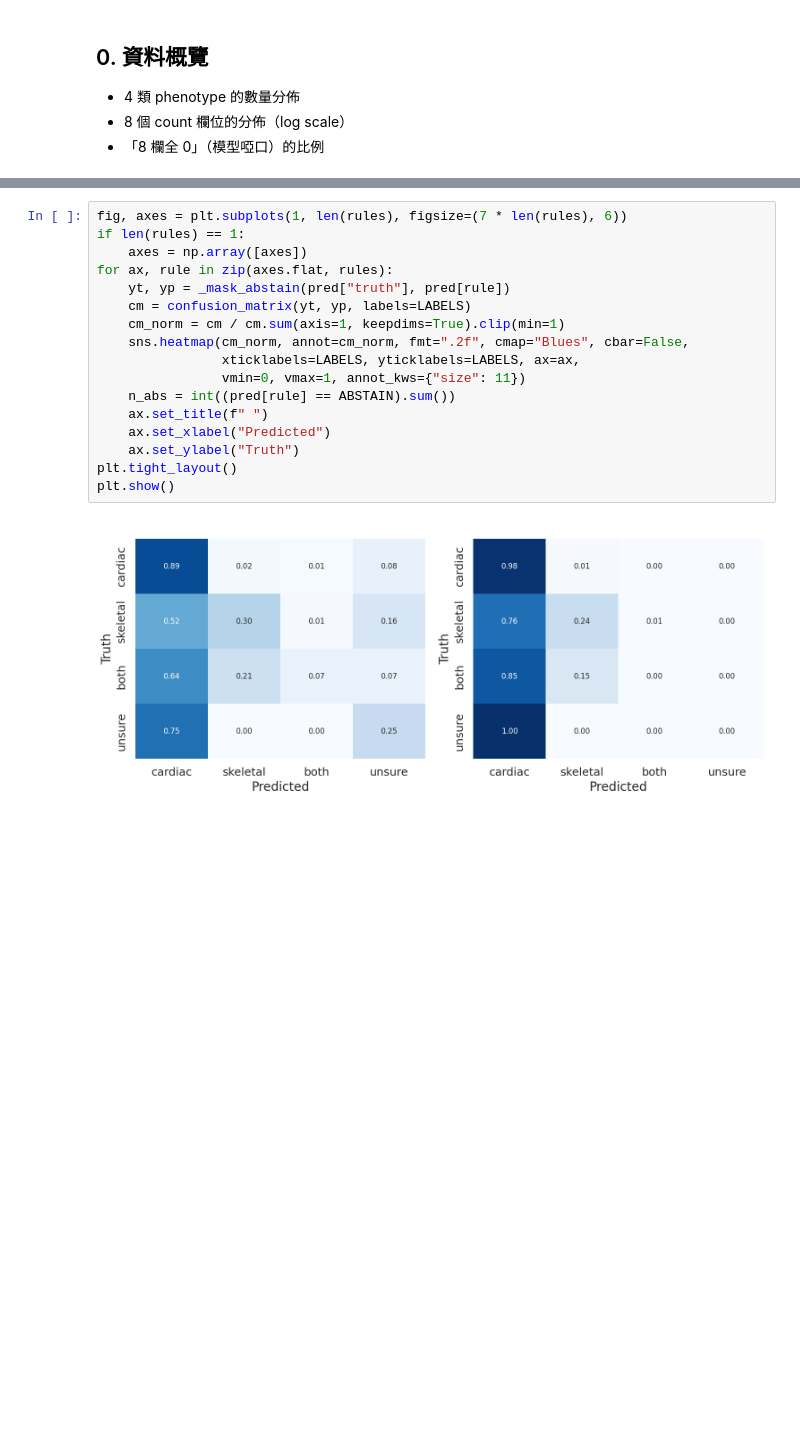
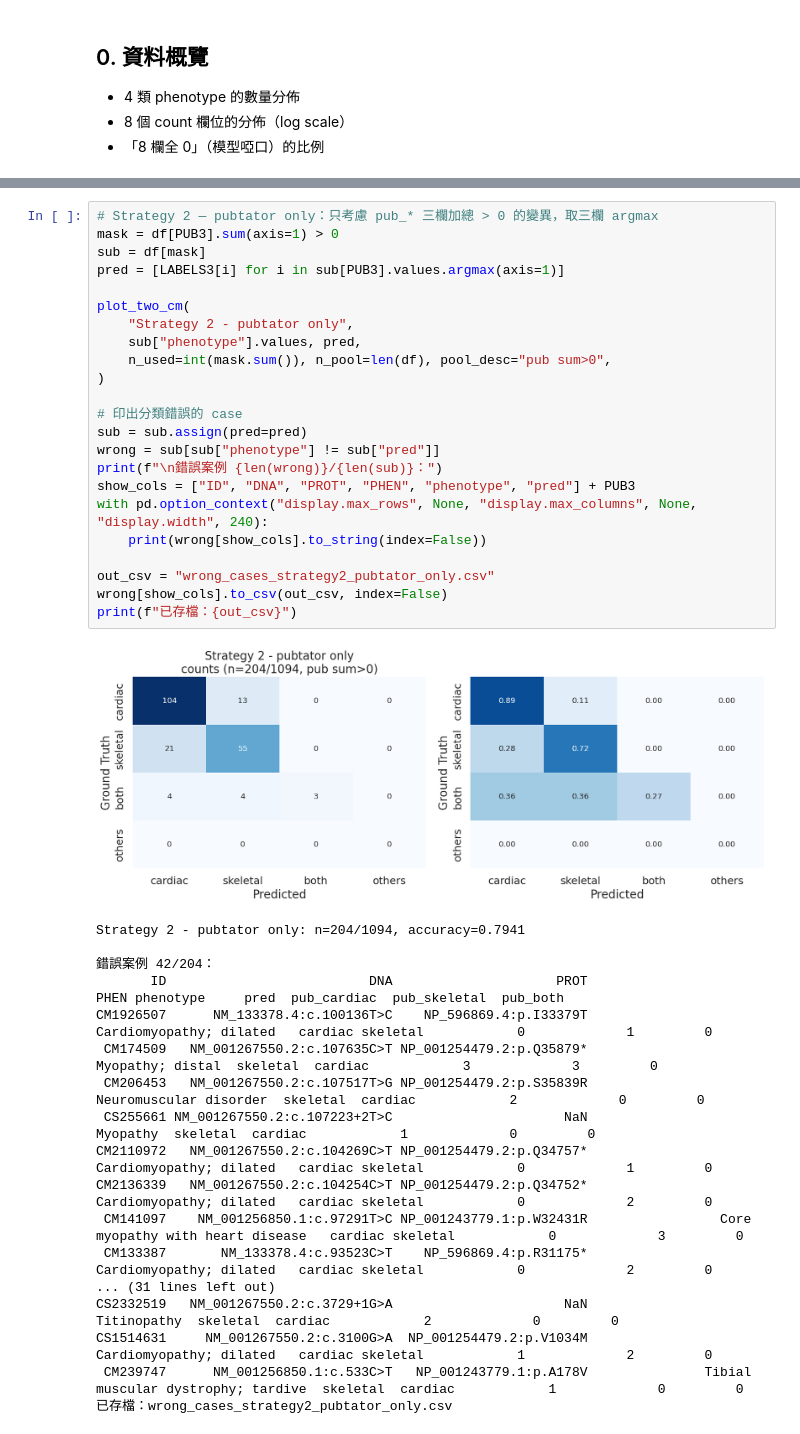
Before and after one commit to nain9172/ttn-agent, a Jupyter notebook: validate_phenotype.ipynb, the cells around one changed output, grey strips where cells are left out. Drawn from its saved outputs; the diff is of its cells as text; blank space fills up the shorter version.

```diff
--- a/validate_phenotype.ipynb
+++ b/validate_phenotype.ipynb
@@ -165,19 +167,42 @@ summary
 # %%
-fig, axes = plt.subplots(1, len(rules), figsize=(7 * len(rules), 6))
-if len(rules) == 1:
-    axes = np.array([axes])
-for ax, rule in zip(axes.flat, rules):
-    yt, yp = _mask_abstain(pred["truth"], pred[rule])
-    cm = confusion_matrix(yt, yp, labels=LABELS)
-    cm_norm = cm / cm.sum(axis=1, keepdims=True).clip(min=1)
-    sns.heatmap(cm_norm, annot=cm_norm, fmt=".2f", cmap="Blues", cbar=False,
-                xticklabels=LABELS, yticklabels=LABELS, ax=ax,
-                vmin=0, vmax=1, annot_kws={"size": 11})
-    n_abs = int((pred[rule] == ABSTAIN).sum())
-    ax.set_title(f" ")
-    ax.set_xlabel("Predicted")
-    ax.set_ylabel("Truth")
-plt.tight_layout()
-plt.show()
+# Strategy 2 — pubtator only：只考慮 pub_* 三欄加總 > 0 的變異，取三欄 argmax
+mask = df[PUB3].sum(axis=1) > 0
+sub = df[mask]
+pred = [LABELS3[i] for i in sub[PUB3].values.argmax(axis=1)]
+
+plot_two_cm(
+    "Strategy 2 - pubtator only",
+    sub["phenotype"].values, pred,
+    n_used=int(mask.sum()), n_pool=len(df), pool_desc="pub sum>0",
+)
+
+# 印出分類錯誤的 case
+sub = sub.assign(pred=pred)
+wrong = sub[sub["phenotype"] != sub["pred"]]
+print(f"\n錯誤案例 {len(wrong)}/{len(sub)}：")
+show_cols = ["ID", "DNA", "PROT", "PHEN", "phenotype", "pred"] + PUB3
+with pd.option_context("display.max_rows", None, "display.max_columns", None, "display.width", 240):
+    print(wrong[show_cols].to_string(index=False))
+
+out_csv = "wrong_cases_strategy2_pubtator_only.csv"
+wrong[show_cols].to_csv(out_csv, index=False)
+print(f"已存檔：{out_csv}")
 # %% [output]
-[figure, old version]
+[figure, new version]
+Strategy 2 - pubtator only: n=204/1094, accuracy=0.7941
+
+錯誤案例 42/204：
+       ID                          DNA                     PROT                                             PHEN phenotype     pred  pub_cardiac  pub_skeletal  pub_both
+CM1926507      NM_133378.4:c.100136T>C    NP_596869.4:p.I33379T                          Cardiomyopathy; dilated   cardiac skeletal            0             1         0
+ CM174509   NM_001267550.2:c.107635C>T NP_001254479.2:p.Q35879*                                 Myopathy; distal  skeletal  cardiac            3             3         0
+ CM206453   NM_001267550.2:c.107517T>G NP_001254479.2:p.S35839R                           Neuromuscular disorder  skeletal  cardiac            2             0         0
+ CS255661 NM_001267550.2:c.107223+2T>C                      NaN                                         Myopathy  skeletal  cardiac            1             0         0
+CM2110972   NM_001267550.2:c.104269C>T NP_001254479.2:p.Q34757*                          Cardiomyopathy; dilated   cardiac skeletal            0             1         0
+CM2136339   NM_001267550.2:c.104254C>T NP_001254479.2:p.Q34752*                          Cardiomyopathy; dilated   cardiac skeletal            0             2         0
+ CM141097    NM_001256850.1:c.97291T>C NP_001243779.1:p.W32431R                 Core myopathy with heart disease   cardiac skeletal            0             3         0
+ CM133387       NM_133378.4:c.93523C>T    NP_596869.4:p.R31175*                          Cardiomyopathy; dilated   cardiac skeletal            0             2         0
+... (31 lines left out)
+CS2332519   NM_001267550.2:c.3729+1G>A                      NaN                                      Titinopathy  skeletal  cardiac            2             0         0
+CS1514631     NM_001267550.2:c.3100G>A  NP_001254479.2:p.V1034M                          Cardiomyopathy; dilated   cardiac skeletal            1             2         0
+ CM239747      NM_001256850.1:c.533C>T   NP_001243779.1:p.A178V               Tibial muscular dystrophy; tardive  skeletal  cardiac            1             0         0
+已存檔：wrong_cases_strategy2_pubtator_only.csv
```
Also changed, not shown: parts of 14 cells of this notebook, 4 other files.
